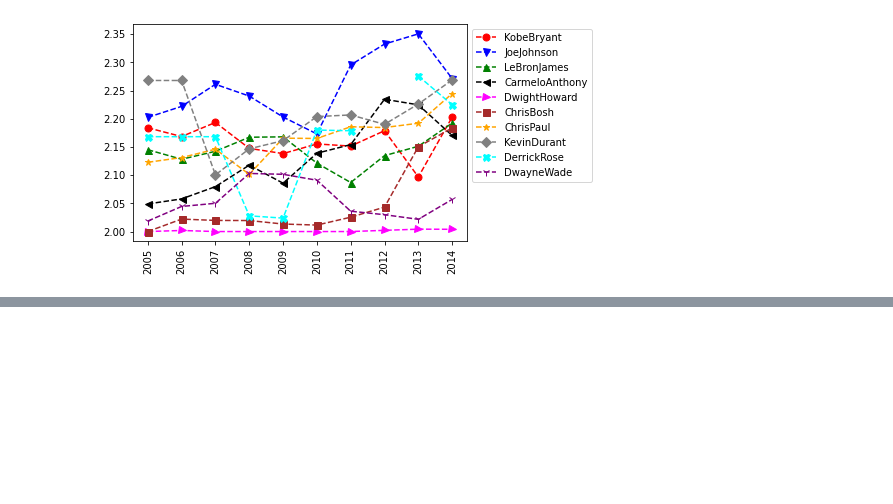
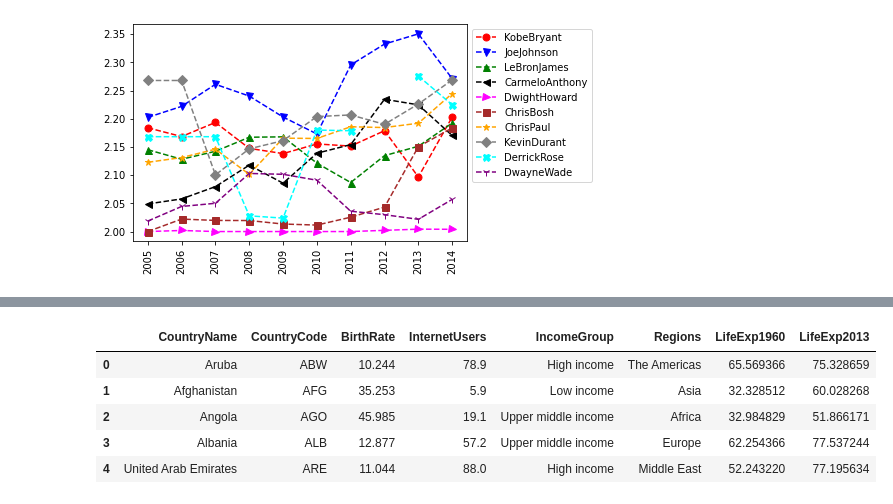
Before and after one commit to silviacolella/python-practices, a Jupyter notebook: Homework.ipynb, the cells around one changed output, grey strips where cells are left out. Saved outputs shown, nothing was run; the diff lists cells and outputs as text; code cells hidden in the pictures; blank space fills up the shorter version.

```diff
--- a/Homework.ipynb
+++ b/Homework.ipynb
@@ -260,0 +307,3 @@ basketball_plot((Points - FreeThrows) / FieldGoals)
+# %%
+data = pd.read_csv('P4-Demographic-Data.csv')
+data.head()
@@ -260,0 +348,10 @@ basketball_plot((Points - FreeThrows) / FieldGoals)
+# %%
+new_data = pd.merge(left=data, right=life_expectancy_data, how='inner', on="CountryCode")
+new_data.head()
+# %% [output]
+|  | CountryName | CountryCode | BirthRate | InternetUsers | IncomeGroup | Regions | LifeExp1960 | LifeExp2013 |
+| 0 | Aruba | ABW | 10.244 | 78.9 | High income | The Americas | 65.569366 | 75.328659 |
+| 1 | Afghanistan | AFG | 35.253 | 5.9 | Low income | Asia | 32.328512 | 60.028268 |
+| 2 | Angola | AGO | 45.985 | 19.1 | Upper middle income | Africa | 32.984829 | 51.866171 |
+| 3 | Albania | ALB | 12.877 | 57.2 | Upper middle income | Europe | 62.254366 | 77.537244 |
+| 4 | United Arab Emirates | ARE | 11.044 | 88.0 | High income | Middle East | 52.243220 | 77.195634 |
```
Also changed, not shown: parts of 20 cells of this notebook.
